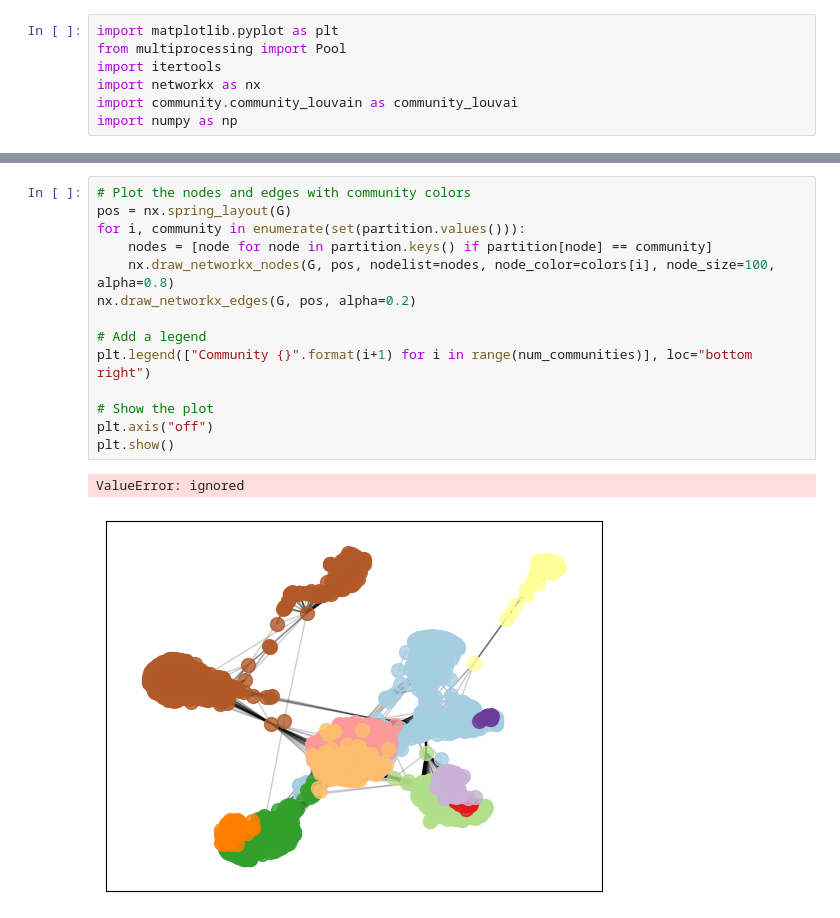
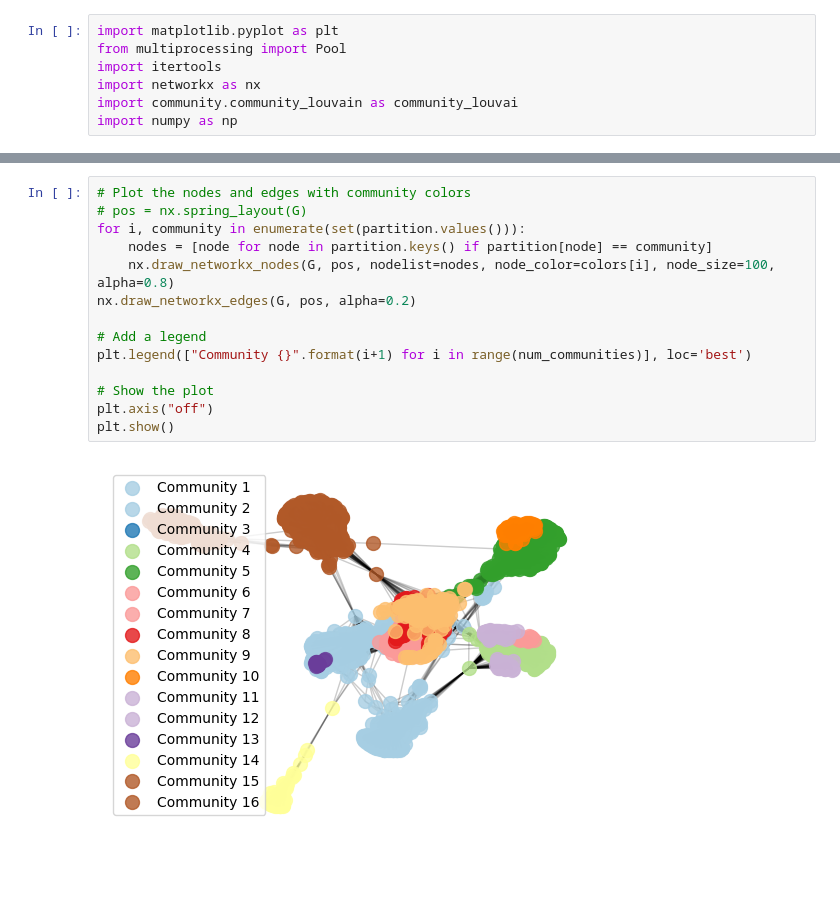
Before and after one commit to ArindamRoy23/DSBA_T2_MLNS, a Jupyter notebook: Community_Detection_community_louvai.ipynb, the cells around one changed output, grey strips where cells are left out. Cells and saved outputs as stored; diff of their text form; blank space fills up the shorter version.

```diff
--- a/Community_Detection_community_louvai.ipynb
+++ b/Community_Detection_community_louvai.ipynb
@@ -59,17 +58,16 @@ Number of communities found: 16
 # %%
 # Plot the nodes and edges with community colors
-pos = nx.spring_layout(G)
+# pos = nx.spring_layout(G)
 for i, community in enumerate(set(partition.values())):
     nodes = [node for node in partition.keys() if partition[node] == community]
     nx.draw_networkx_nodes(G, pos, nodelist=nodes, node_color=colors[i], node_size=100, alpha=0.8)
 nx.draw_networkx_edges(G, pos, alpha=0.2)
 
 # Add a legend
-plt.legend(["Community {}".format(i+1) for i in range(num_communities)], loc="bottom right")
+plt.legend(["Community {}".format(i+1) for i in range(num_communities)], loc='best')
 
 # Show the plot
 plt.axis("off")
 plt.show()
 # %% [output]
-ValueError: ignored
-[figure, old version]
+[figure, new version]
```
Also changed, not shown: parts of 8 cells of this notebook.
